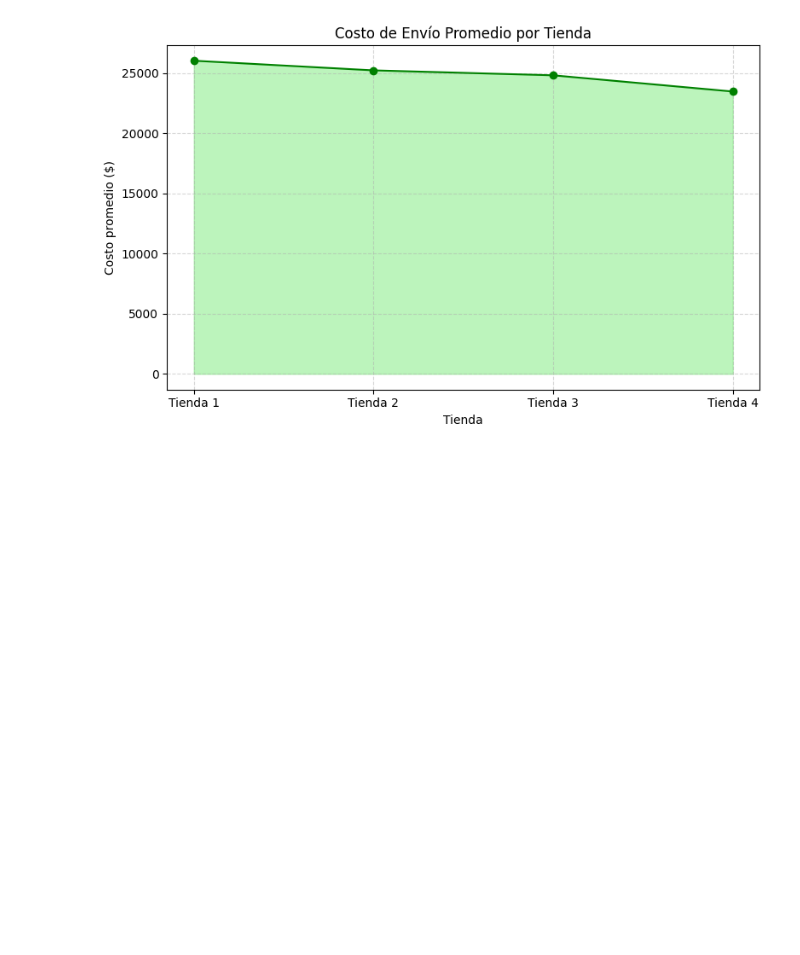
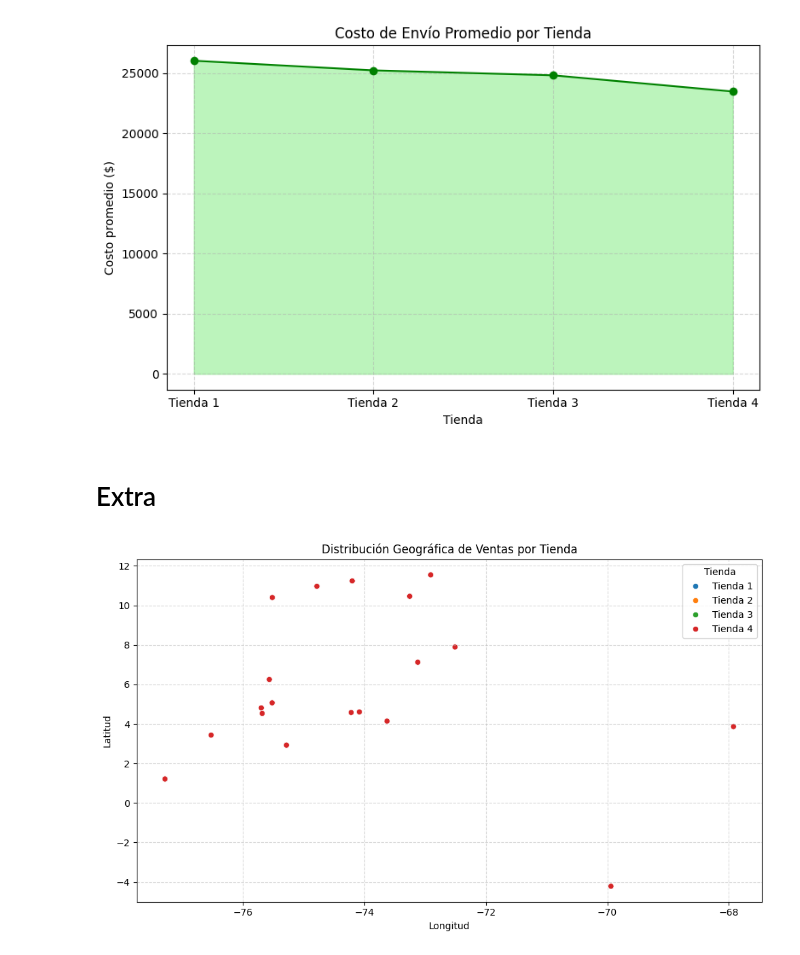
Before and after one commit to cfigueroa0115/DataScienceCF, a Jupyter notebook: AluraStoreLatam.ipynb, the cells around one changed output. Cells and saved outputs as stored; diff of their text form; code cells hidden in the pictures; blank space fills up the shorter version.

```diff
--- a/AluraStoreLatam.ipynb
+++ b/AluraStoreLatam.ipynb
@@ -376,3 +376,27 @@ plt.tight_layout()
 plt.show()
 # %% [output]
 [figure]
+# %% [markdown]
+# Extra
+# %%
+tienda["Tienda"] = "Tienda 1"
+tienda2["Tienda"] = "Tienda 2"
+tienda3["Tienda"] = "Tienda 3"
+tienda4["Tienda"] = "Tienda 4"
+
+
+df_ventas = pd.concat([tienda, tienda2, tienda3, tienda4], ignore_index=True)
+# %%
+import seaborn as sns
+import matplotlib.pyplot as plt
+
+plt.figure(figsize=(10, 6))
+sns.scatterplot(data=df_ventas, x='lon', y='lat', hue='Tienda', palette='tab10')
+plt.title('Distribución Geográfica de Ventas por Tienda')
+plt.xlabel('Longitud')
+plt.ylabel('Latitud')
+plt.grid(True, linestyle='--', alpha=0.5)
+plt.tight_layout()
+plt.show()
+# %% [output]
+[figure, added]
```
Also changed, not shown: parts of 2 cells of this notebook.
